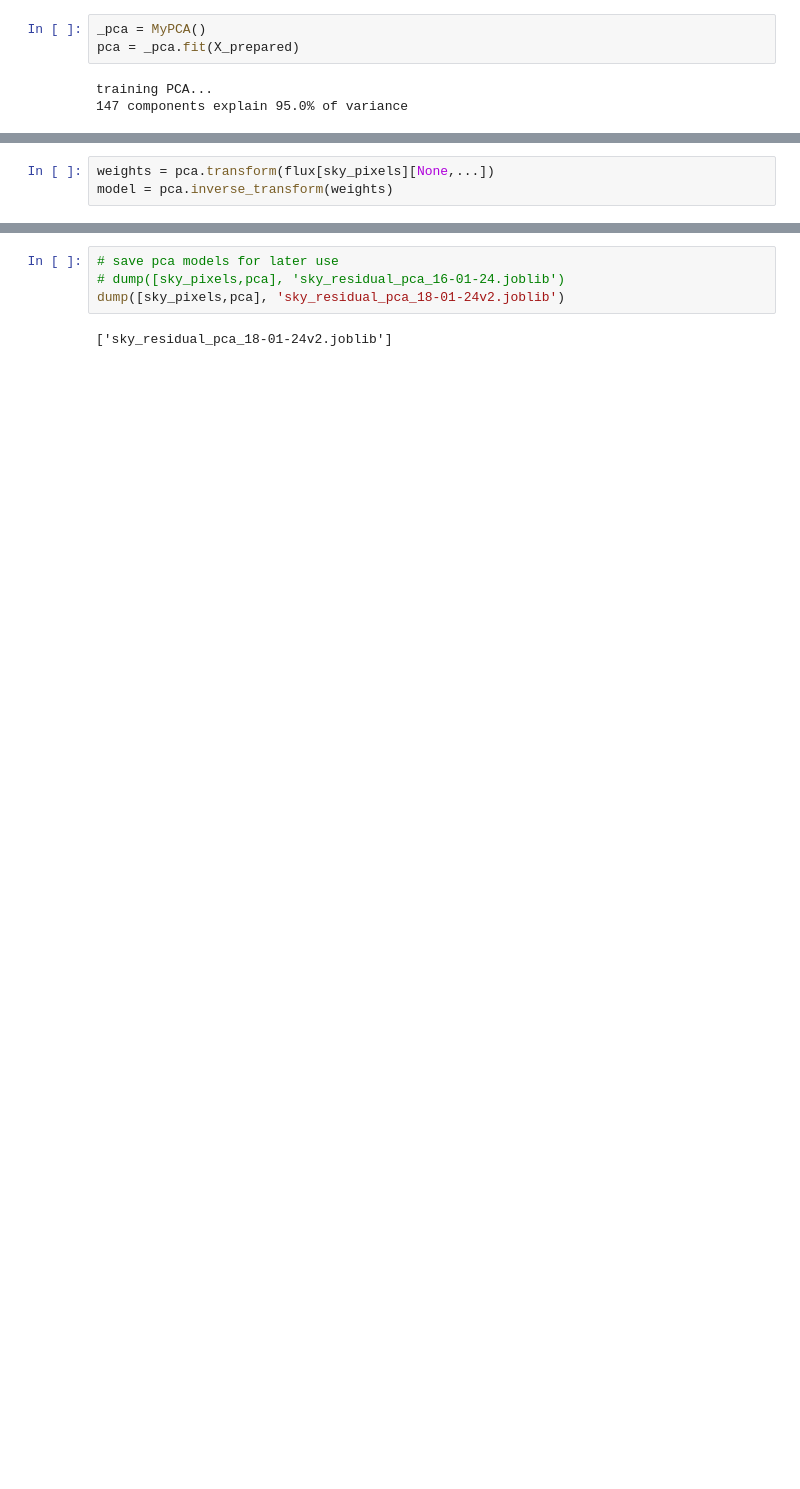
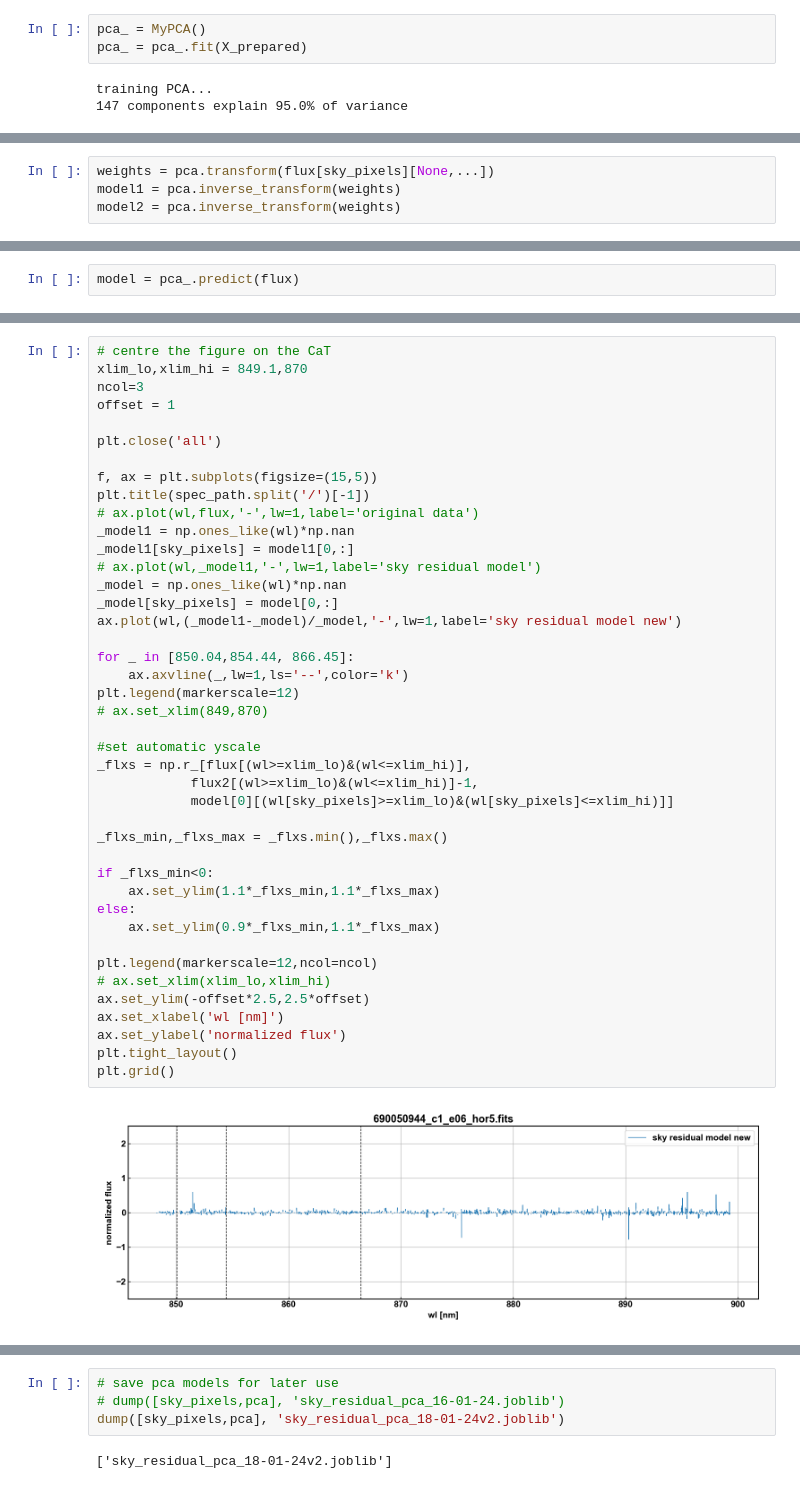
Before and after one commit to cabrera-ziri/Reticulum, a Jupyter notebook: sky_lines3.ipynb, the cells around one changed output, grey strips where cells are left out. Drawn from its saved outputs; the diff is of its cells as text; blank space fills up the shorter version.

```diff
--- a/sky_lines3.ipynb
+++ b/sky_lines3.ipynb
@@ -421,6 +455,6 @@ class MyPCA(BaseEstimator, TransformerMixin):
 # %%
-_pca = MyPCA()
-pca = _pca.fit(X_prepared)
+pca_ = MyPCA()
+pca_ = pca_.fit(X_prepared)
 # %% [output]
 training PCA...
 147 components explain 95.0% of variance
@@ -512,4 +522,5 @@ flux = flux/poly_continuum(flux,wl)
 plt.close('all')
 # %%
 weights = pca.transform(flux[sky_pixels][None,...])
-model = pca.inverse_transform(weights)
+model1 = pca.inverse_transform(weights)
+model2 = pca.inverse_transform(weights)
@@ -515,0 +531,2 @@ model = pca.inverse_transform(weights)
+# %%
+model = pca_.predict(flux)
@@ -516,3 +537,47 @@ model = pca.inverse_transform(weights)
+# %%
+# centre the figure on the CaT
+xlim_lo,xlim_hi = 849.1,870
+ncol=3
+offset = 1
+
+plt.close('all')
+
+f, ax = plt.subplots(figsize=(15,5))
+plt.title(spec_path.split('/')[-1])
+# ax.plot(wl,flux,'-',lw=1,label='original data')
+_model1 = np.ones_like(wl)*np.nan
+_model1[sky_pixels] = model1[0,:]
+# ax.plot(wl,_model1,'-',lw=1,label='sky residual model')
+_model = np.ones_like(wl)*np.nan
+_model[sky_pixels] = model[0,:]
+ax.plot(wl,(_model1-_model)/_model,'-',lw=1,label='sky residual model new')
+
+for _ in [850.04,854.44, 866.45]:
+    ax.axvline(_,lw=1,ls='--',color='k')
+plt.legend(markerscale=12)
+# ax.set_xlim(849,870)
+
+#set automatic yscale
+_flxs = np.r_[flux[(wl>=xlim_lo)&(wl<=xlim_hi)],
+            flux2[(wl>=xlim_lo)&(wl<=xlim_hi)]-1,
+            model[0][(wl[sky_pixels]>=xlim_lo)&(wl[sky_pixels]<=xlim_hi)]]
+
+_flxs_min,_flxs_max = _flxs.min(),_flxs.max()
+
+if _flxs_min<0:
+    ax.set_ylim(1.1*_flxs_min,1.1*_flxs_max)
+else:
+    ax.set_ylim(0.9*_flxs_min,1.1*_flxs_max)
+
+plt.legend(markerscale=12,ncol=ncol)
+# ax.set_xlim(xlim_lo,xlim_hi)
+ax.set_ylim(-offset*2.5,2.5*offset)
+ax.set_xlabel('wl [nm]')
+ax.set_ylabel('normalized flux')
+plt.tight_layout()
+plt.grid()
+# %% [output]
+[figure, added]
 # %%
 # centre the figure on the CaT
 xlim_lo,xlim_hi = 849.1,870
```
Also changed, not shown: parts of 10 cells of this notebook.
